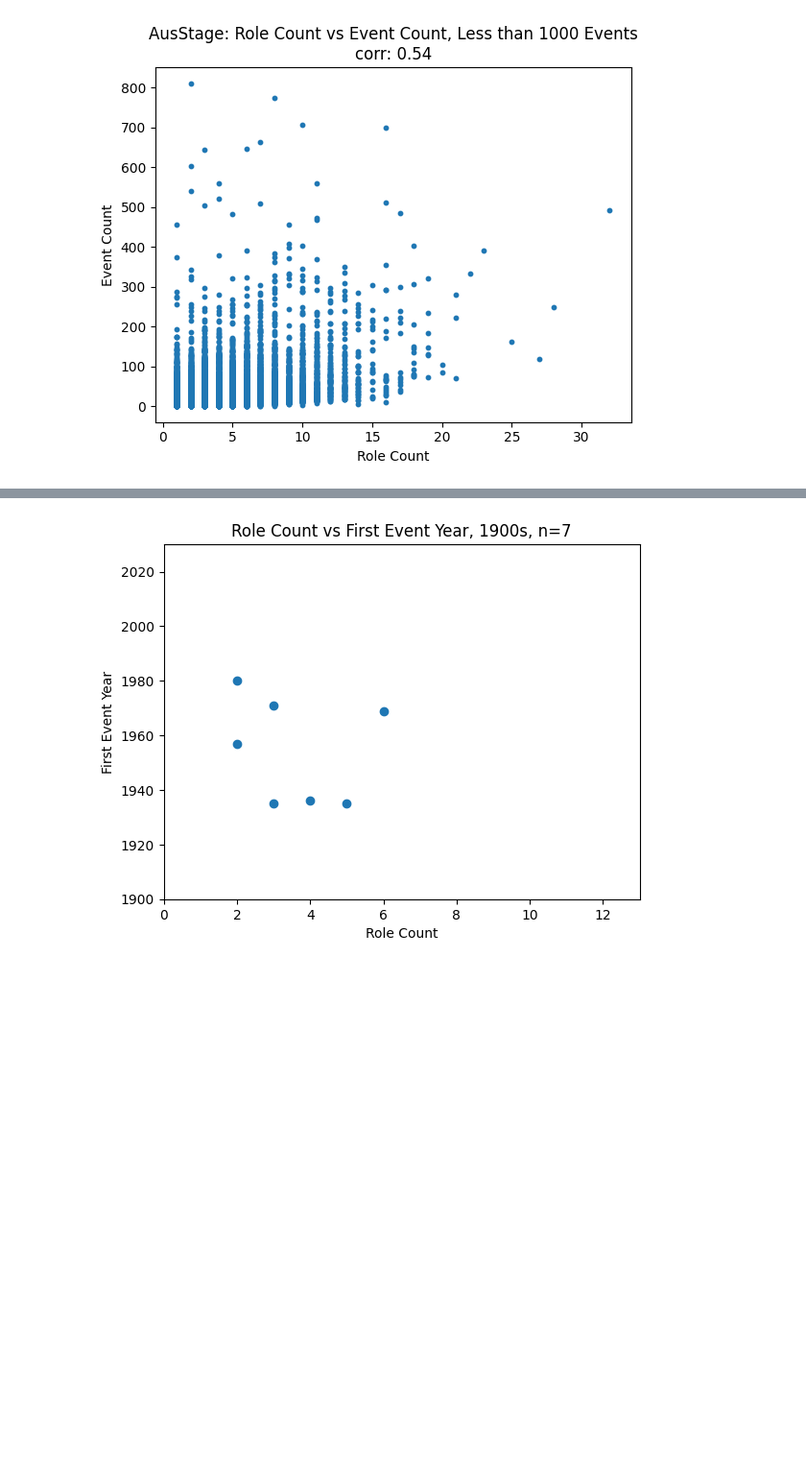
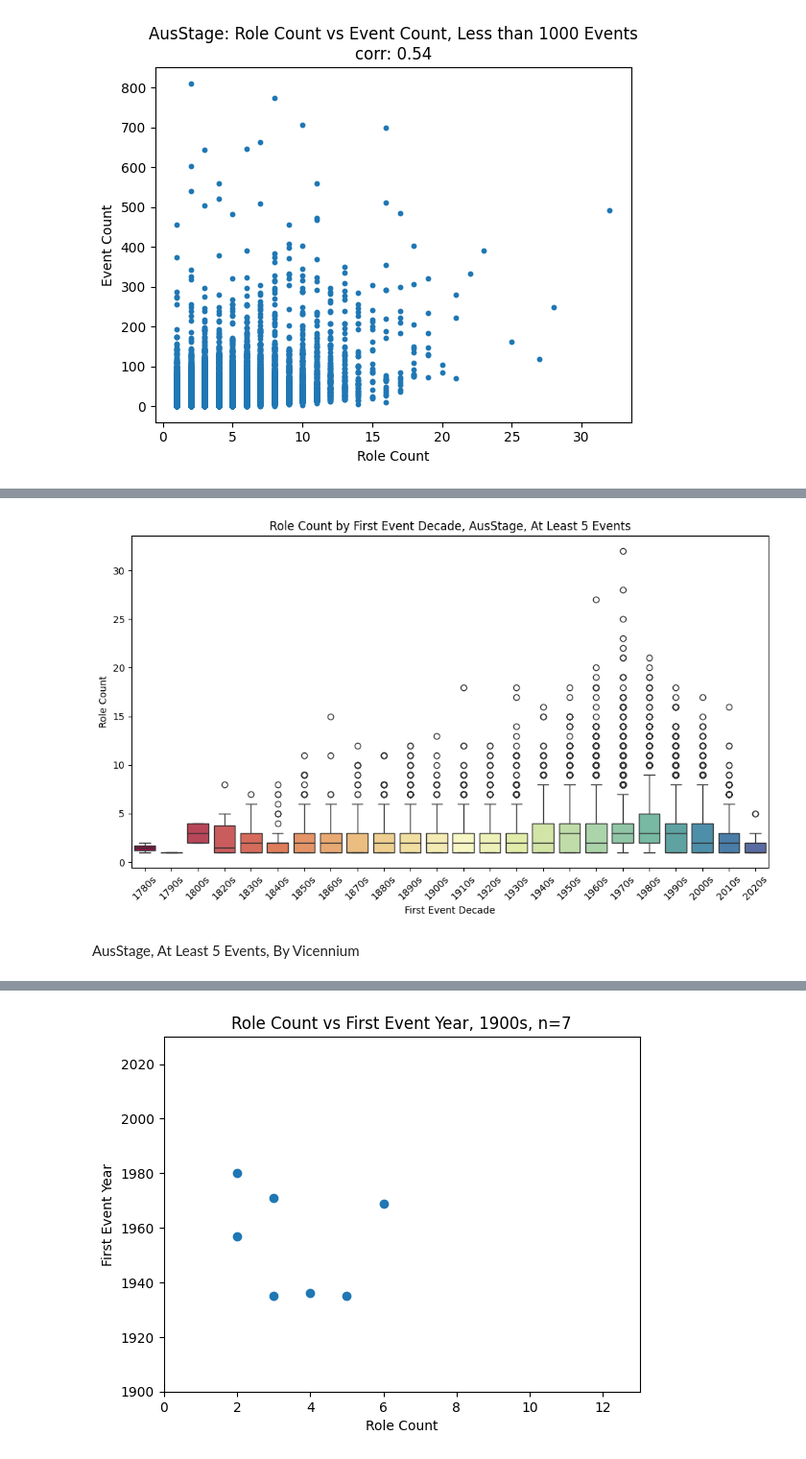
Before and after one commit to justinadrmun/st-acde, a Jupyter notebook: nat_stats.ipynb, the cells around one changed output, grey strips where cells are left out. Shown at 96% size. Cells and saved outputs as stored; diff of their text form; code cells hidden in the pictures; blank space fills up the shorter version.

```diff
--- a/nat_stats.ipynb
+++ b/nat_stats.ipynb
@@ -1061,0 +1198,27 @@ First event from AusStage meaning the year of the first event in which each indi
+# %%
+# side by side boxplot
+fig, ax = plt.subplots(figsize=(10, 6))
+
+# Create a boxplot
+sns.boxplot(
+    x='decade',
+    y='role_count',
+    data=df,
+    palette=decade_color_map,
+    ax=ax
+)
+
+# Add labels and title
+ax.set_xlabel("First Event Decade")
+ax.set_ylabel("Role Count")
+
+# Add a title
+ax.set_title("Role Count by First Event Decade, AusStage, At Least 5 Events")
+
+plt.xticks(rotation=45)
+plt.tight_layout()
+plt.show()
+# %% [output]
+[figure, added]
+# %% [markdown]
+AusStage,  At Least 5 Events, By Vicennium
```
Also changed, not shown: parts of 21 cells of this notebook.
